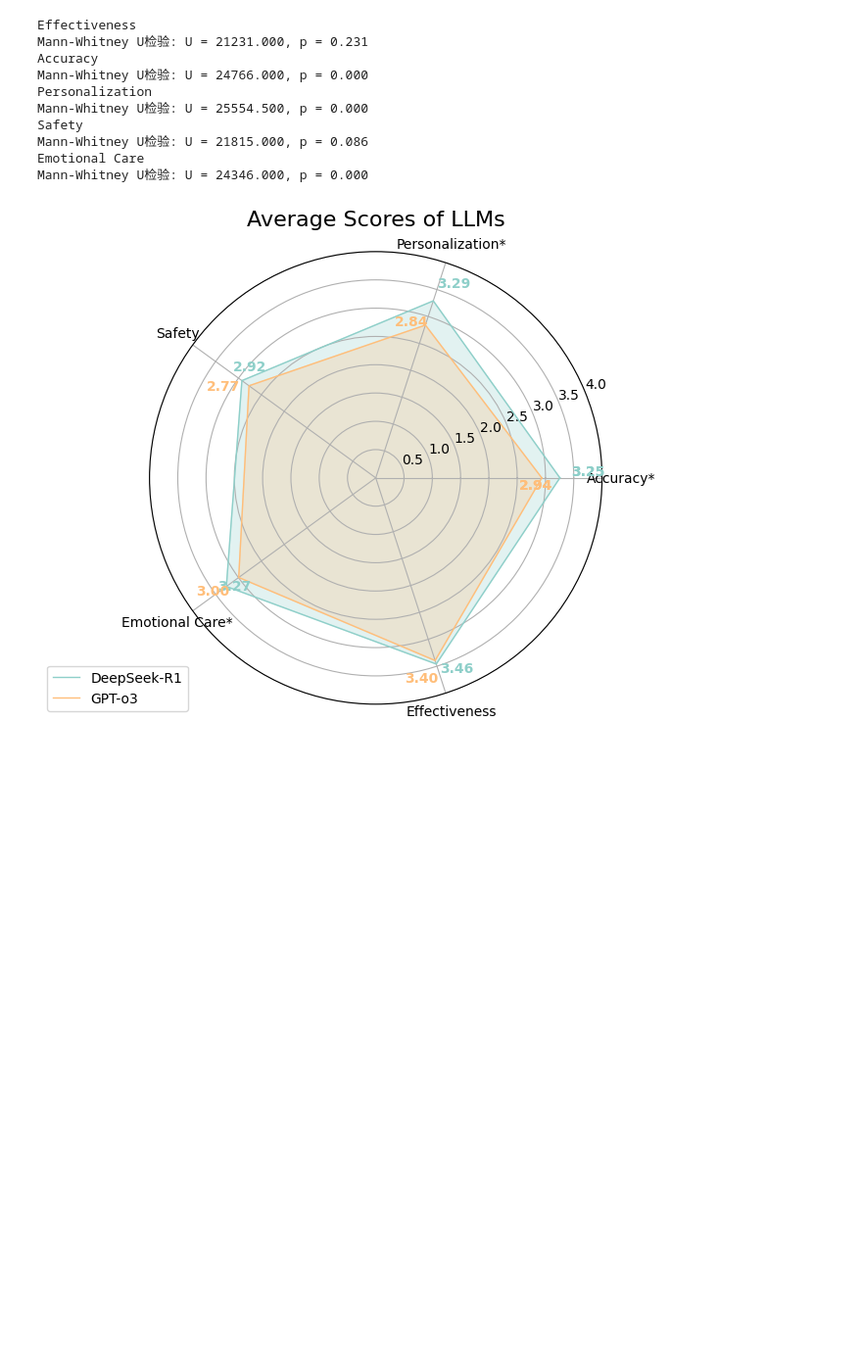
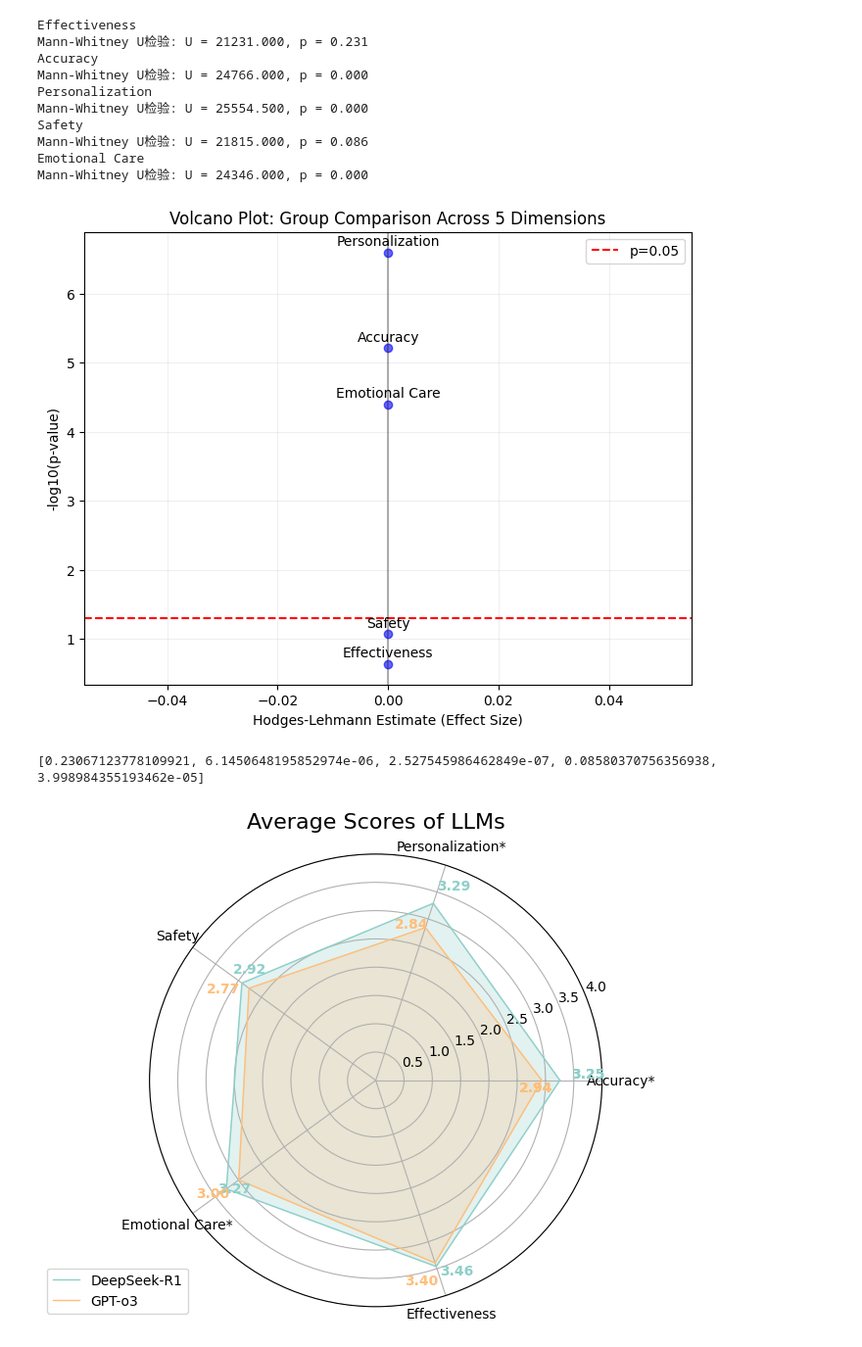
Before and after one commit to Maxin-C/LLM-Evaluation, a Jupyter notebook: code/analysis/plot_figure.ipynb, the cells around one changed output. Shown at 98% size. Drawn from its saved outputs; the diff is of its cells as text; code cells hidden in the pictures; blank space fills up the shorter version.

```diff
--- a/code/analysis/plot_figure.ipynb
+++ b/code/analysis/plot_figure.ipynb
@@ -57,6 +53,50 @@ Safety
 Mann-Whitney U检验: U = 21815.000, p = 0.086
 Emotional Care
 Mann-Whitney U检验: U = 24346.000, p = 0.000
+# %%
+import matplotlib.pyplot as plt
+import numpy as np
+from scipy import stats
+
+# 存储结果
+effects = []
+p_values = []
+
+for i in range(len(labels)):
+    # Mann-Whitney U检验
+    u_stat, p = stats.mannwhitneyu(ds_score.T[i], gpt_score.T[i])
+    p_values.append(p)
+
+    # Hodges-Lehmann估计
+    diff = np.subtract.outer(ds_score.T[i], gpt_score.T[i]).ravel()
+    hl = np.median(diff)
+    effects.append(hl)
+
+# 转换为对数p值
+log_p = -np.log10(p_values)
+
+# 绘制火山图
+plt.figure(figsize=(8, 6))
+plt.scatter(effects, log_p, color='blue', alpha=0.6)
+plt.axhline(-np.log10(0.05), color='red', linestyle='--', label='p=0.05')  # 显著性阈值
+plt.axvline(0, color='black', linestyle='-', alpha=0.3)
+
+# 标注维度名称
+for i, label in enumerate(labels):
+    plt.annotate(label, (effects[i], log_p[i]), textcoords="offset points", xytext=(0,5), ha='center')
+
+plt.xlabel('Hodges-Lehmann Estimate (Effect Size)')
+plt.ylabel('-log10(p-value)')
+plt.title('Volcano Plot: Group Comparison Across 5 Dimensions')
+plt.legend()
+plt.grid(alpha=0.2)
+plt.show()
+# %% [output]
+[figure, added]
+# %%
+print(p_values)
+# %% [output]
+[0.23067123778109921, 6.1450648195852974e-06, 2.527545986462849e-07, 0.08580370756356938, 3.998984355193462e-05]
 # %%
 labels = ['Effectiveness', 'Accuracy', 'Personalization', 'Safety', 'Emotional Care']
 ds_values = np.average(ds_score, axis=0).tolist()
```
Also changed, not shown: parts of 3 cells of this notebook, 4 other files.
